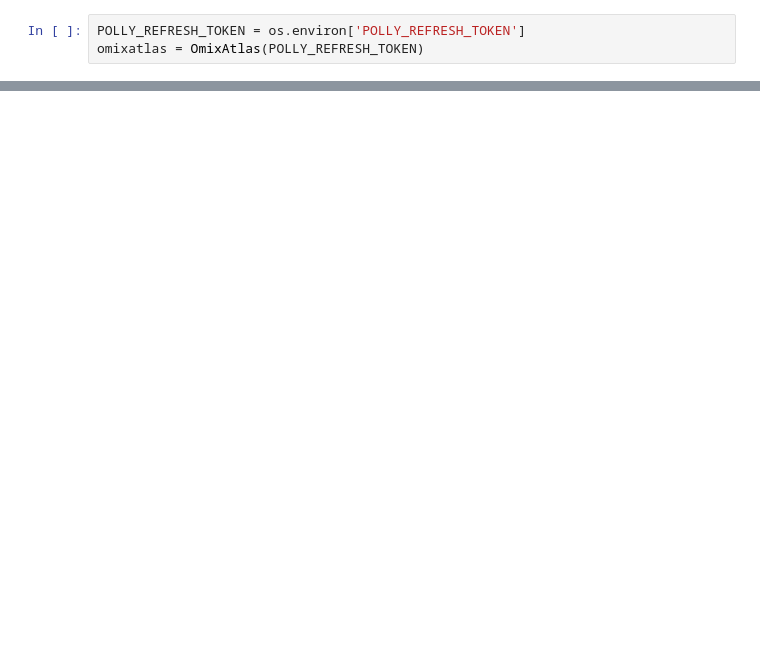
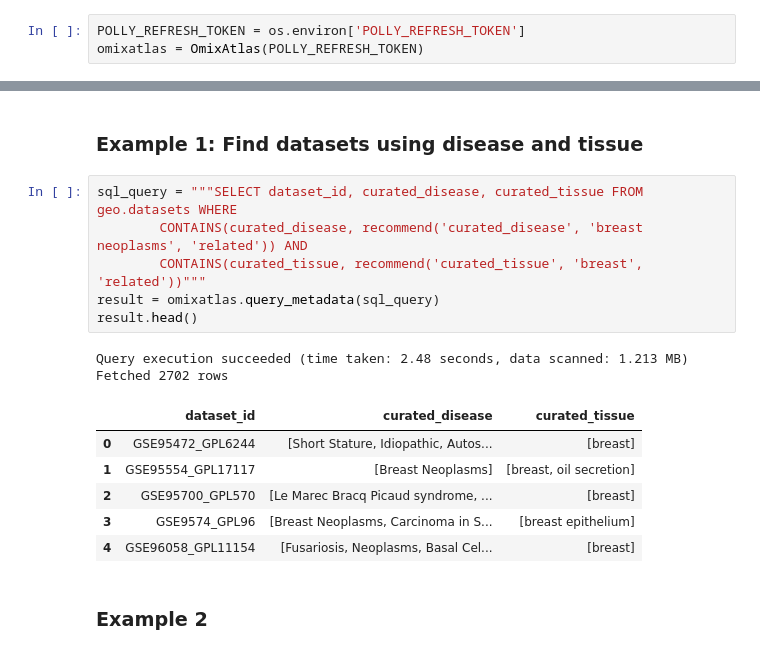
Before and after one commit to ElucidataInc/polly-python, a Jupyter notebook: Discover/ontology_recommendations_disease_tissue.ipynb, the cells around one changed output, grey strips where cells are left out. Cells and saved outputs as stored; diff of their text form; blank space fills up the shorter version.

```diff
--- a/Discover/ontology_recommendations_disease_tissue.ipynb
+++ b/Discover/ontology_recommendations_disease_tissue.ipynb
@@ -278,0 +84,19 @@ Fetched 77 rows
+# %% [markdown]
+### Example 1: Find datasets using disease and tissue
+# %%
+sql_query = """SELECT dataset_id, curated_disease, curated_tissue FROM geo.datasets WHERE
+        CONTAINS(curated_disease, recommend('curated_disease', 'breast neoplasms', 'related')) AND
+        CONTAINS(curated_tissue, recommend('curated_tissue', 'breast', 'related'))"""
+result = omixatlas.query_metadata(sql_query)
+result.head()
+# %% [output]
+Query execution succeeded (time taken: 2.48 seconds, data scanned: 1.213 MB)
+Fetched 2702 rows
+|  | dataset_id | curated_disease | curated_tissue |
+| 0 | GSE95472_GPL6244 | [Short Stature, Idiopathic, Autos... | [breast] |
+| 1 | GSE95554_GPL17117 | [Breast Neoplasms] | [breast, oil secretion] |
+| 2 | GSE95700_GPL570 | [Le Marec Bracq Picaud syndrome, ... | [breast] |
+| 3 | GSE9574_GPL96 | [Breast Neoplasms, Carcinoma in S... | [breast epithelium] |
+| 4 | GSE96058_GPL11154 | [Fusariosis, Neoplasms, Basal Cel... | [breast] |
+# %% [markdown]
+### Example 2
```
Also changed, not shown: parts of 57 cells of this notebook.
